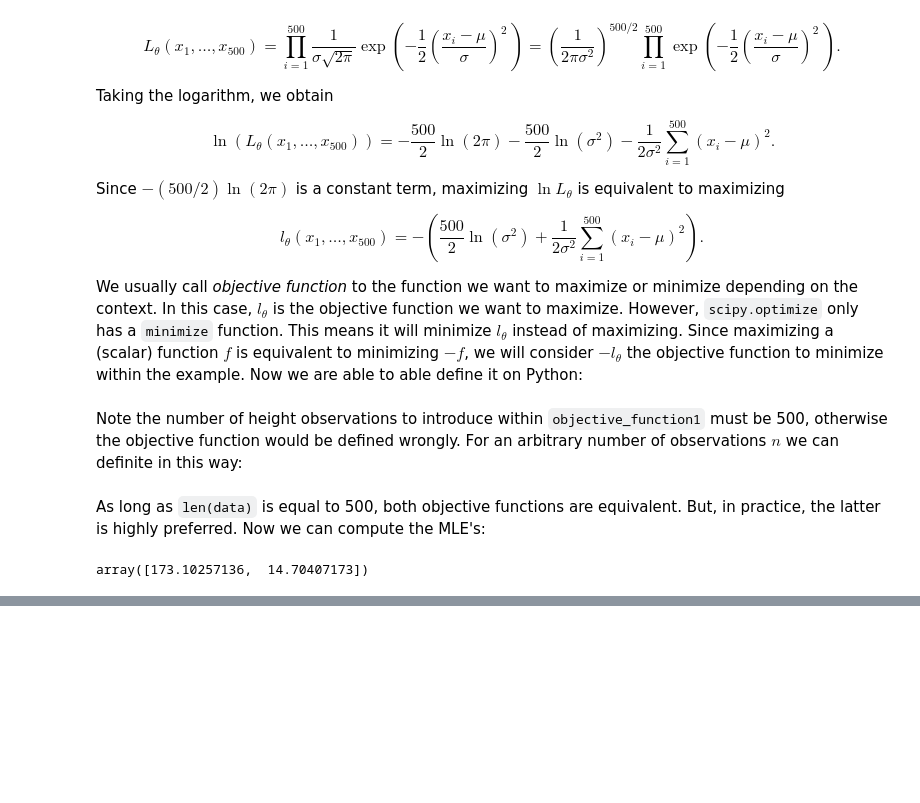
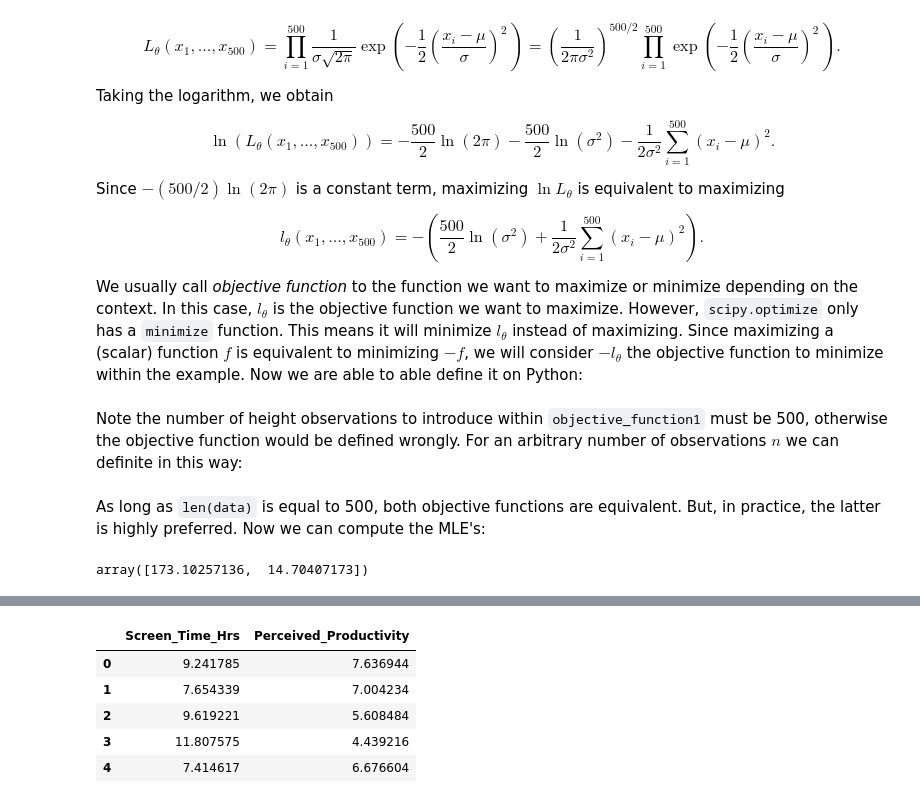
Before and after one commit to jantohidalca/LinkedIn-Guides, a Jupyter notebook: 2025/Sep - Dec/04 maximum-likelihood-estimation.ipynb, the cells around one changed output, grey strips where cells are left out. Cells and saved outputs as stored; diff of their text form; code cells hidden in the pictures; blank space fills up the shorter version.

```diff
--- a/2025/Sep - Dec/04 maximum-likelihood-estimation.ipynb
+++ b/2025/Sep - Dec/04 maximum-likelihood-estimation.ipynb
@@ -187,0 +218,40 @@ In order to estimate the parameters $\beta_0$ and $\beta_1$, Ordinary Least Squa
+# %%
+# Set a seed for reproducibility so we get the same "subtle" effect
+np.random.seed(42)  # The answer to a subtle universe
+
+# Number of samples
+n_samples = 1000
+
+# Generate the primary variable: Screen Time (hours)
+# Let's assume a roughly normal distribution centered around 8 hours.
+screen_time = np.random.normal(loc=8.0, scale=2.5, size=n_samples)
+# Clip unrealistic values (e.g., negative hours or extremely high ones)
+screen_time = np.clip(screen_time, 1, 16)
+
+# 1. Create the "true" underlying trend: a very slight decrease
+# This is the signal we want to hide in the noise.
+true_beta0 = 6.0
+true_beta1 = -0.05
+true_trend = true_beta0 + true_beta1 * screen_time  # This creates a very weak negative linear trend
+
+# 2. Add the tiny signal (the true_trend) to the massive noise
+# We scale it down to make it very subtle and add the base value of 6.
+productivity = true_trend + np.random.normal(loc=0.0, scale=1.5, size=n_samples)
+
+# 3. Clip values to fit the intended 1-10 scale
+productivity = np.clip(productivity, 1, 10)
+
+# Create the DataFrame
+df = pd.DataFrame({
+    'Screen_Time_Hrs': screen_time,
+    'Perceived_Productivity': productivity
+})
+
+df.head()
+# %% [output]
+|  | Screen_Time_Hrs | Perceived_Productivity |
+| 0 | 9.241785 | 7.636944 |
+| 1 | 7.654339 | 7.004234 |
+| 2 | 9.619221 | 5.608484 |
+| 3 | 11.807575 | 4.439216 |
+| 4 | 7.414617 | 6.676604 |
```
Also changed, not shown: parts of 23 cells of this notebook.
